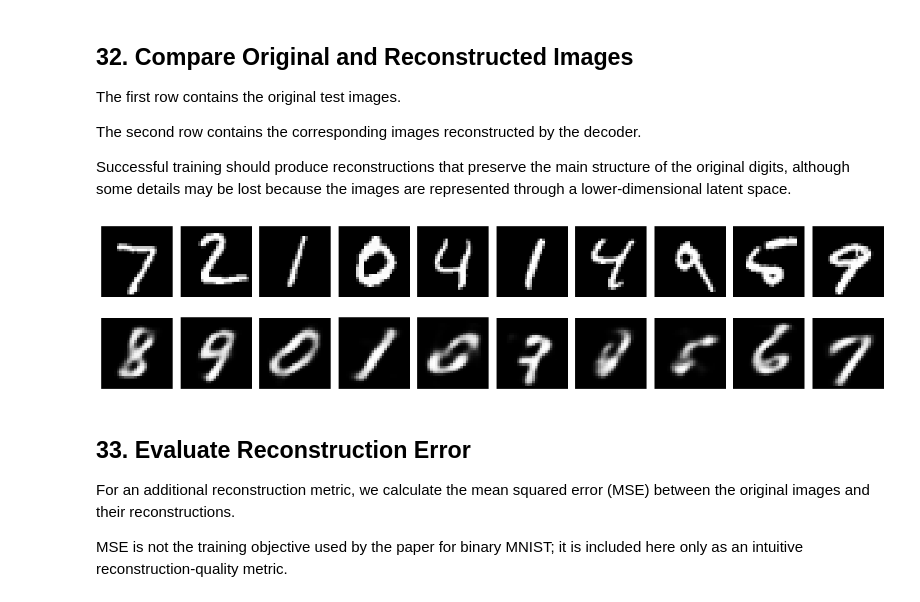
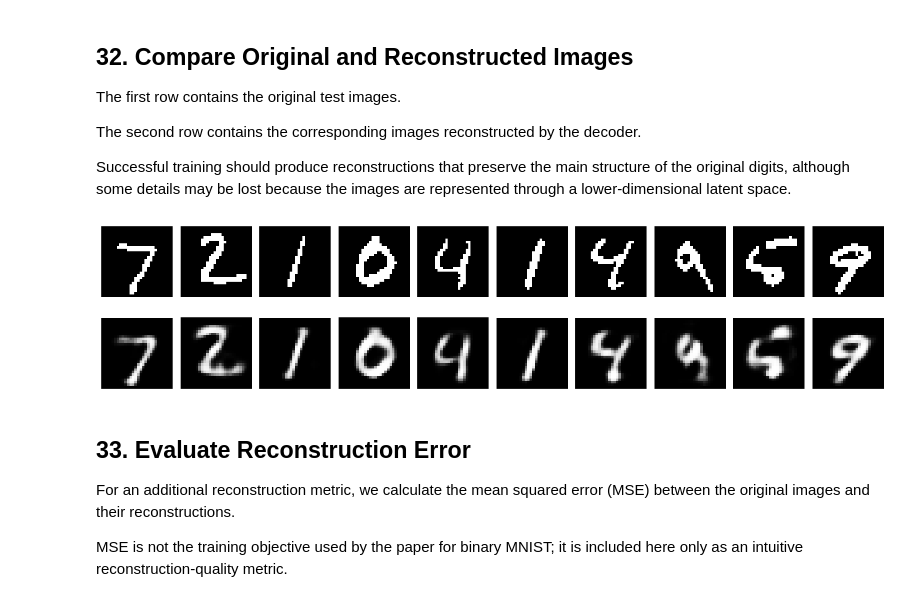
Before and after one commit to ArwaSaluji01/Auto-Encoding-Variational-Bayes, a Jupyter notebook: src/Auto_Encoding_Variational_Bayes.ipynb, the cells around one changed output. Cells and saved outputs as stored; diff of their text form; code cells hidden in the pictures.

```diff
--- a/src/Auto_Encoding_Variational_Bayes.ipynb
+++ b/src/Auto_Encoding_Variational_Bayes.ipynb
@@ -127,8 +144,16 @@ The images are displayed after normalization and reshaping.
 plt.figure(figsize=(10, 4))
 
 for i in range(10):
+
     plt.subplot(2, 5, i + 1)
-    plt.imshow(x_train[i].reshape(28, 28), cmap="gray")
+
+    plt.imshow(
+        x_train[i].reshape(28, 28),
+        cmap="gray",
+        vmin=0,
+        vmax=1
+    )
+
     plt.axis("off")
     plt.title(str(y_train[i]))
 
@@ -381,8 +408,7 @@ decoder = tf.keras.Sequential([
         activation="tanh"
     ),
     tf.keras.layers.Dense(
-        INPUT_DIM,
-        activation="sigmoid"
+        INPUT_DIM
     )
 ])
 
@@ -858,18 +977,22 @@ for i in range(n):
 
     # Original
     plt.subplot(2, n, i + 1)
+
     plt.imshow(
         x_test_batch[i].numpy().reshape(28, 28),
         cmap="gray"
     )
+
     plt.axis("off")
 
-    # Reconstruction
+    # Correct reconstruction of the SAME batch
     plt.subplot(2, n, n + i + 1)
+
     plt.imshow(
-        x_reconstructed[i].numpy().reshape(28, 28),
+        x_test_reconstruction[i].numpy().reshape(28, 28),
         cmap="gray"
     )
+
     plt.axis("off")
 
 plt.tight_layout()
@@ -885,29 +1008,42 @@ The second row contains the corresponding images reconstructed by the decoder.
 
 Successful training should produce reconstructions that preserve the main structure of the original digits, although some details may be lost because the images are represented through a lower-dimensional latent space.
 # %%
-fig, axes = plt.subplots(2, 10, figsize=(15, 4))
+fig, axes = plt.subplots(
+    2,
+    10,
+    figsize=(15, 4)
+)
 
 for i in range(10):
 
     axes[0, i].imshow(
         x_test_batch[i].numpy().reshape(28, 28),
         cmap="gray"
     )
+
     axes[0, i].axis("off")
 
     axes[1, i].imshow(
-        x_reconstructed[i].numpy().reshape(28, 28),
+        x_test_reconstruction[i].numpy().reshape(28, 28),
         cmap="gray"
     )
+
     axes[1, i].axis("off")
 
-axes[0, 0].set_ylabel("Original", fontsize=12)
-axes[1, 0].set_ylabel("Reconstructed", fontsize=12)
+axes[0, 0].set_ylabel(
+    "Original",
+    fontsize=12
+)
+
+axes[1, 0].set_ylabel(
+    "Reconstructed",
+    fontsize=12
+)
 
 plt.tight_layout()
 plt.show()
 # %% [output]
-[figure, old version]
+[figure, new version]
 # %% [markdown]
 ## 33. Evaluate Reconstruction Error
 
```
Also changed, not shown: parts of 98 cells of this notebook.
